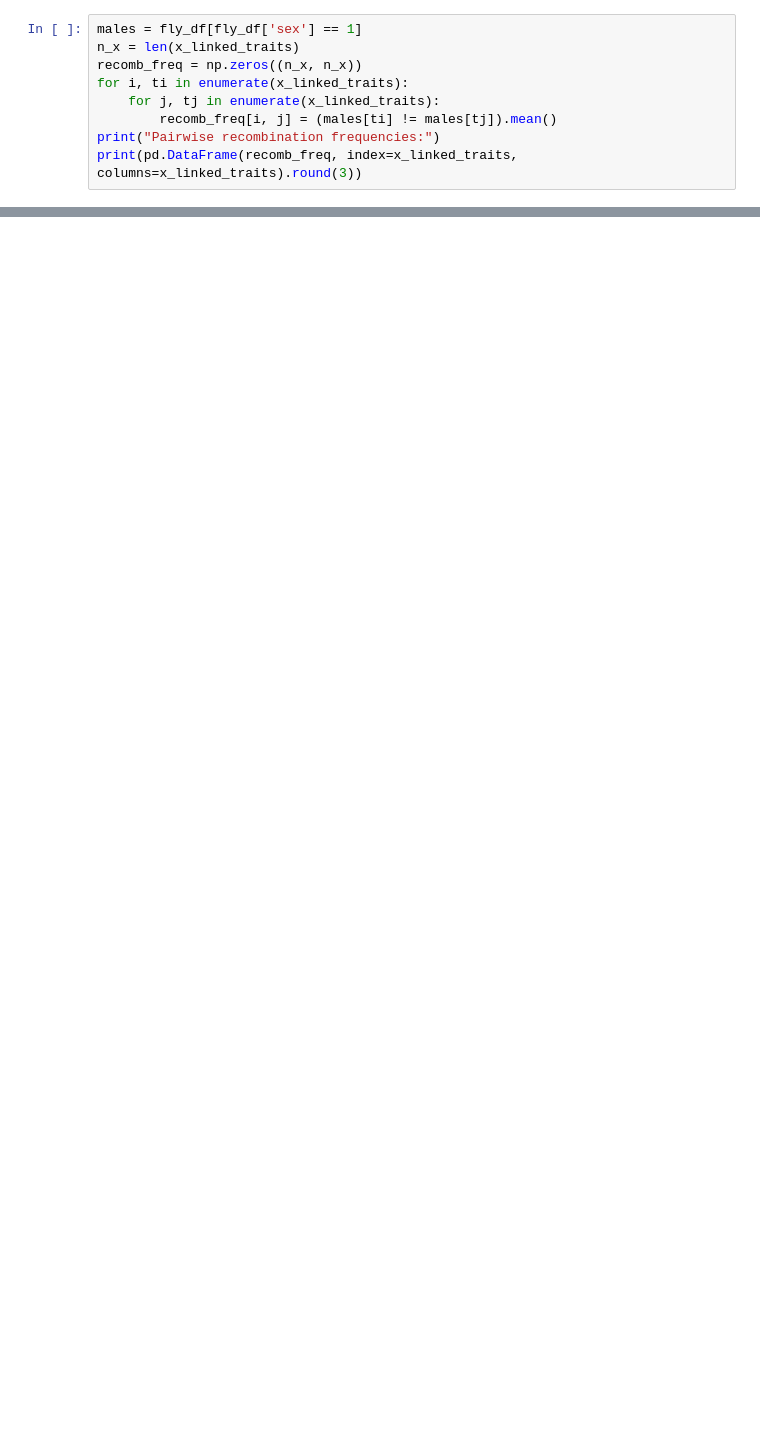
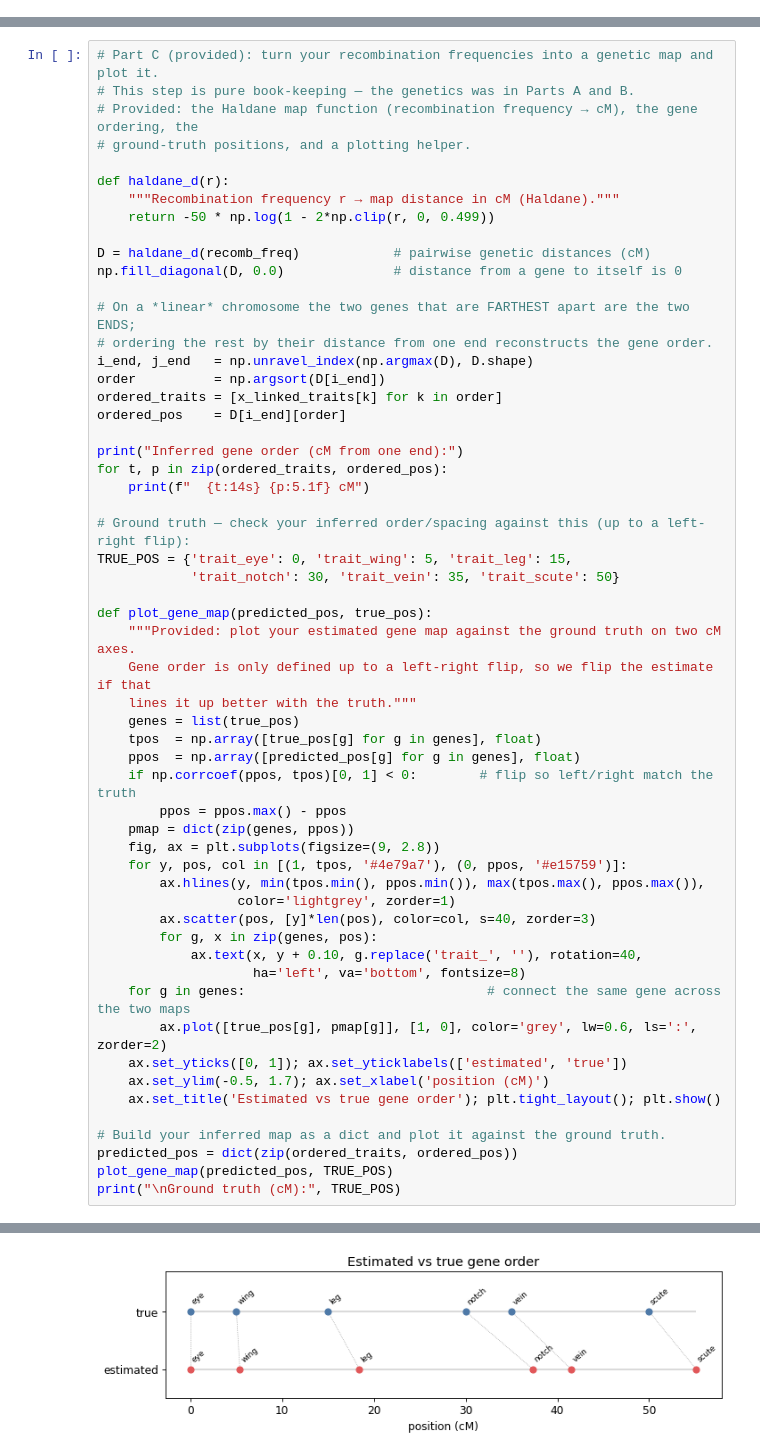
Before and after one commit to BNTechie/smartbiomed_practicals_2026, a Jupyter notebook: session1/run.ipynb, the cells around one changed output, grey strips where cells are left out. Saved outputs shown, nothing was run; the diff lists cells and outputs as text; blank space fills up the shorter version.

```diff
--- a/session1/run.ipynb
+++ b/session1/run.ipynb
@@ -802,9 +804,0 @@ X-linked traits: ['trait_eye', 'trait_wing', 'trait_leg', 'trait_notch', 'trait_
-# %%
-males = fly_df[fly_df['sex'] == 1]
-n_x = len(x_linked_traits)
-recomb_freq = np.zeros((n_x, n_x))
-for i, ti in enumerate(x_linked_traits):
-    for j, tj in enumerate(x_linked_traits):
-        recomb_freq[i, j] = (males[ti] != males[tj]).mean()
-print("Pairwise recombination frequencies:")
-print(pd.DataFrame(recomb_freq, index=x_linked_traits, columns=x_linked_traits).round(3))
@@ -856,0 +805,57 @@ Ground truth (cM): {'trait_eye': 0, 'trait_wing': 5, 'trait_leg': 15, 'trait_not
+# %%
+# Part C (provided): turn your recombination frequencies into a genetic map and plot it.
+# This step is pure book-keeping — the genetics was in Parts A and B.
+# Provided: the Haldane map function (recombination frequency → cM), the gene ordering, the
+# ground-truth positions, and a plotting helper.
+
+def haldane_d(r):
+    """Recombination frequency r → map distance in cM (Haldane)."""
+    return -50 * np.log(1 - 2*np.clip(r, 0, 0.499))
+
+D = haldane_d(recomb_freq)            # pairwise genetic distances (cM)
+np.fill_diagonal(D, 0.0)              # distance from a gene to itself is 0
+
+# On a *linear* chromosome the two genes that are FARTHEST apart are the two ENDS;
+# ordering the rest by their distance from one end reconstructs the gene order.
+i_end, j_end   = np.unravel_index(np.argmax(D), D.shape)
+order          = np.argsort(D[i_end])
+ordered_traits = [x_linked_traits[k] for k in order]
+ordered_pos    = D[i_end][order]
+
+print("Inferred gene order (cM from one end):")
+for t, p in zip(ordered_traits, ordered_pos):
+    print(f"  {t:14s} {p:5.1f} cM")
+
+# Ground truth — check your inferred order/spacing against this (up to a left-right flip):
+TRUE_POS = {'trait_eye': 0, 'trait_wing': 5, 'trait_leg': 15,
+            'trait_notch': 30, 'trait_vein': 35, 'trait_scute': 50}
+
+def plot_gene_map(predicted_pos, true_pos):
+    """Provided: plot your estimated gene map against the ground truth on two cM axes.
+    Gene order is only defined up to a left-right flip, so we flip the estimate if that
+    lines it up better with the truth."""
+    genes = list(true_pos)
+    tpos  = np.array([true_pos[g] for g in genes], float)
+    ppos  = np.array([predicted_pos[g] for g in genes], float)
+    if np.corrcoef(ppos, tpos)[0, 1] < 0:        # flip so left/right match the truth
+        ppos = ppos.max() - ppos
+    pmap = dict(zip(genes, ppos))
+    fig, ax = plt.subplots(figsize=(9, 2.8))
+    for y, pos, col in [(1, tpos, '#4e79a7'), (0, ppos, '#e15759')]:
+        ax.hlines(y, min(tpos.min(), ppos.min()), max(tpos.max(), ppos.max()),
+                  color='lightgrey', zorder=1)
+        ax.scatter(pos, [y]*len(pos), color=col, s=40, zorder=3)
+        for g, x in zip(genes, pos):
+            ax.text(x, y + 0.10, g.replace('trait_', ''), rotation=40,
+                    ha='left', va='bottom', fontsize=8)
+    for g in genes:                               # connect the same gene across the two maps
+        ax.plot([true_pos[g], pmap[g]], [1, 0], color='grey', lw=0.6, ls=':', zorder=2)
+    ax.set_yticks([0, 1]); ax.set_yticklabels(['estimated', 'true'])
+    ax.set_ylim(-0.5, 1.7); ax.set_xlabel('position (cM)')
+    ax.set_title('Estimated vs true gene order'); plt.tight_layout(); plt.show()
+
+# Build your inferred map as a dict and plot it against the ground truth.
+predicted_pos = dict(zip(ordered_traits, ordered_pos))
+plot_gene_map(predicted_pos, TRUE_POS)
+print("\nGround truth (cM):", TRUE_POS)
+# %% [output]
@@ -856,0 +869 @@ Ground truth (cM): {'trait_eye': 0, 'trait_wing': 5, 'trait_leg': 15, 'trait_not
+[figure, added]
```
Also changed, not shown: parts of 50 cells of this notebook, 12 other files.
